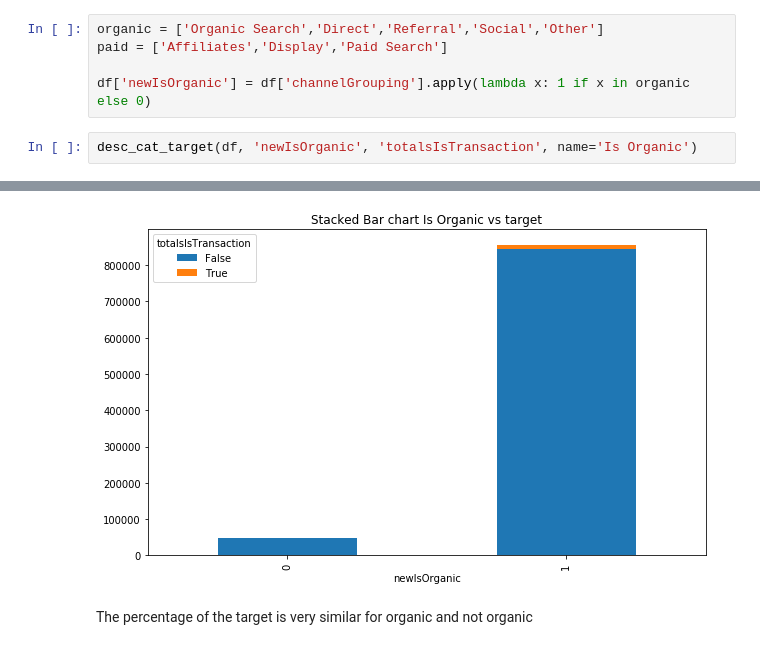
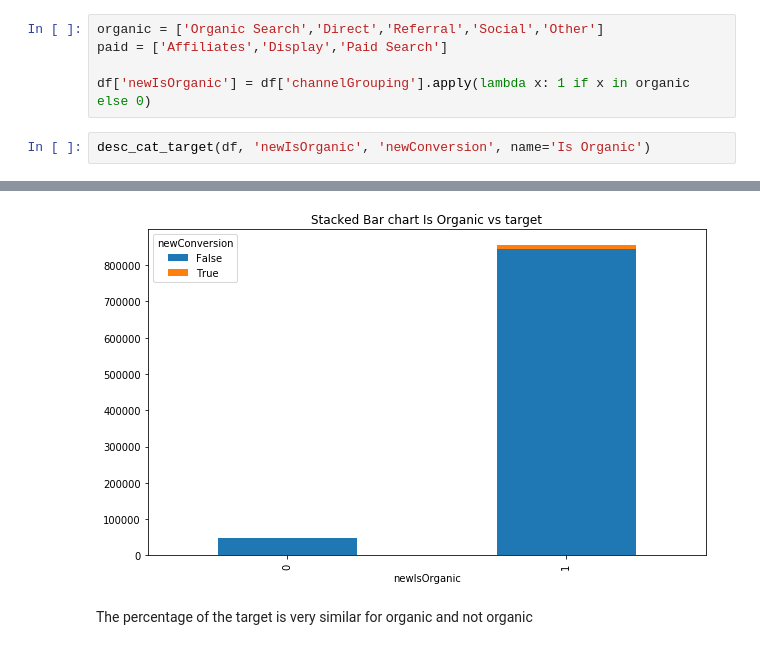
Before and after one commit to paulagual/ProjectIronhack, a Jupyter notebook: 3.EDA_categorical.ipynb, the cells around one changed output, grey strips where cells are left out. Saved outputs shown, nothing was run; the diff lists cells and outputs as text.

```diff
--- a/3.EDA_categorical.ipynb
+++ b/3.EDA_categorical.ipynb
@@ -127,5 +127,5 @@ paid = ['Affiliates','Display','Paid Search']
 
 df['newIsOrganic'] = df['channelGrouping'].apply(lambda x: 1 if x in organic else 0)
 # %%
-desc_cat_target(df, 'newIsOrganic', 'totalsIsTransaction', name='Is Organic')
+desc_cat_target(df, 'newIsOrganic', 'newConversion', name='Is Organic')
 # %% [output]
@@ -136,4 +136,4 @@ newIsOrganic
-[figure, old version]
+[figure, new version]
 # %% [markdown]
 The percentage of the target is very similar for organic and not organic
 # %% [markdown]
```
Also changed, not shown: parts of 39 cells of this notebook, 4 other files.
